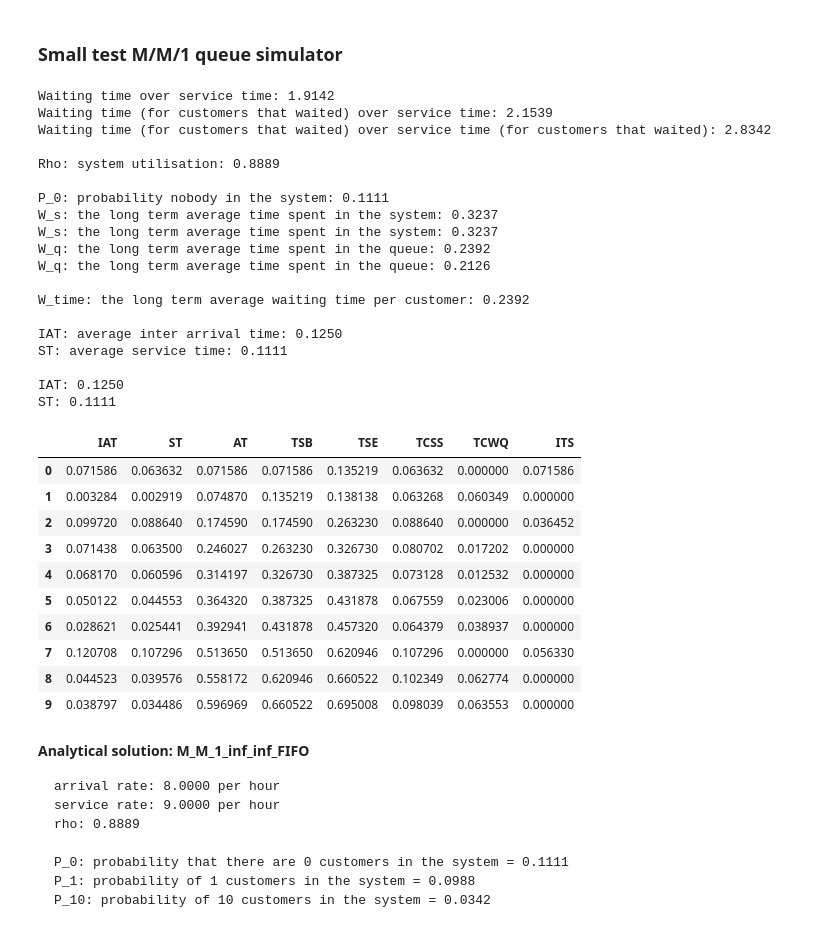
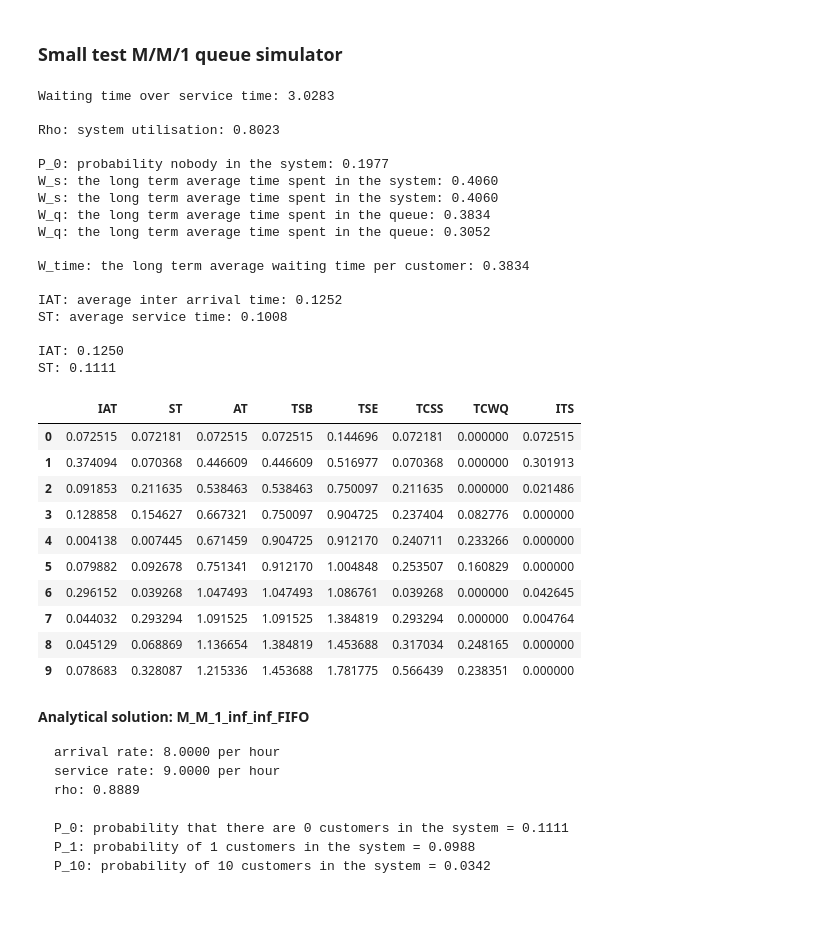
Before and after one commit to TUDelft-CITG/OpenQTSim, a Jupyter notebook: notebooks/Queueing theory - M M 1 example.ipynb, the cells around one changed output. Cells and saved outputs as stored; diff of their text form; code cells hidden in the pictures.

Commit message:
Simulation problem was caused by the seed. WIP: make sure seed is introduced properly

```diff
--- a/notebooks/Queueing theory - M M 1 example.ipynb
+++ b/notebooks/Queueing theory - M M 1 example.ipynb
@@ -190,13 +190,6 @@ def get_stats(df):
     # this should be the right one
     value = np.mean(df["TCWQ"]) / np.mean(df["ST"])
     print('Waiting time over service time: {:.4f}'.format(value))
-
-    value = np.mean(df[df["TCWQ"] != 0]["TCWQ"]) / np.mean(df["ST"])
-    print('Waiting time (for customers that waited) over service time: {:.4f}'.format(value))
-
-    value = np.mean(df[df["TCWQ"] != 0]["TCWQ"]) / np.mean(df[df["TCWQ"] != 0]["ST"])
-    print('Waiting time (for customers that waited) over service time (for customers that waited): {:.4f}'.format(
-        value))
     print('')
 
     # OK
@@ -233,43 +226,41 @@ def get_stats(df):
 # %% [markdown]
 ### Small test M/M/1 queue simulator
 # %%
-IAT, ST = get_IAT_and_ST(8, 9, 1000000, seed = 2)
+IAT, ST = get_IAT_and_ST(8, 10, 1000, seed = None)
 df = calculate_MM1(IAT, ST)
 get_stats(df)
 print("IAT: {:.4f}".format(1/8))
 print("ST: {:.4f}".format(1/9))
 df.head(10)
 # %% [output]
-Waiting time over service time: 1.9142
-Waiting time (for customers that waited) over service time: 2.1539
-Waiting time (for customers that waited) over service time (for customers that waited): 2.8342
+Waiting time over service time: 3.0283
 
-Rho: system utilisation: 0.8889
+Rho: system utilisation: 0.8023
 
-P_0: probability nobody in the system: 0.1111
-W_s: the long term average time spent in the system: 0.3237
-W_s: the long term average time spent in the system: 0.3237
-W_q: the long term average time spent in the queue: 0.2392
-W_q: the long term average time spent in the queue: 0.2126
+P_0: probability nobody in the system: 0.1977
+W_s: the long term average time spent in the system: 0.4060
+W_s: the long term average time spent in the system: 0.4060
+W_q: the long term average time spent in the queue: 0.3834
+W_q: the long term average time spent in the queue: 0.3052
 
-W_time: the long term average waiting time per customer: 0.2392
+W_time: the long term average waiting time per customer: 0.3834
 
-IAT: average inter arrival time: 0.1250
-ST: average service time: 0.1111
+IAT: average inter arrival time: 0.1252
+ST: average service time: 0.1008
 
 IAT: 0.1250
 ST: 0.1111
 |  | IAT | ST | AT | TSB | TSE | TCSS | TCWQ | ITS |
-| 0 | 0.071586 | 0.063632 | 0.071586 | 0.071586 | 0.135219 | 0.063632 | 0.000000 | 0.071586 |
-| 1 | 0.003284 | 0.002919 | 0.074870 | 0.135219 | 0.138138 | 0.063268 | 0.060349 | 0.000000 |
-| 2 | 0.099720 | 0.088640 | 0.174590 | 0.174590 | 0.263230 | 0.088640 | 0.000000 | 0.036452 |
-| 3 | 0.071438 | 0.063500 | 0.246027 | 0.263230 | 0.326730 | 0.080702 | 0.017202 | 0.000000 |
-| 4 | 0.068170 | 0.060596 | 0.314197 | 0.326730 | 0.387325 | 0.073128 | 0.012532 | 0.000000 |
-| 5 | 0.050122 | 0.044553 | 0.364320 | 0.387325 | 0.431878 | 0.067559 | 0.023006 | 0.000000 |
-| 6 | 0.028621 | 0.025441 | 0.392941 | 0.431878 | 0.457320 | 0.064379 | 0.038937 | 0.000000 |
-| 7 | 0.120708 | 0.107296 | 0.513650 | 0.513650 | 0.620946 | 0.107296 | 0.000000 | 0.056330 |
-| 8 | 0.044523 | 0.039576 | 0.558172 | 0.620946 | 0.660522 | 0.102349 | 0.062774 | 0.000000 |
-| 9 | 0.038797 | 0.034486 | 0.596969 | 0.660522 | 0.695008 | 0.098039 | 0.063553 | 0.000000 |
+| 0 | 0.072515 | 0.072181 | 0.072515 | 0.072515 | 0.144696 | 0.072181 | 0.000000 | 0.072515 |
+| 1 | 0.374094 | 0.070368 | 0.446609 | 0.446609 | 0.516977 | 0.070368 | 0.000000 | 0.301913 |
+| 2 | 0.091853 | 0.211635 | 0.538463 | 0.538463 | 0.750097 | 0.211635 | 0.000000 | 0.021486 |
+| 3 | 0.128858 | 0.154627 | 0.667321 | 0.750097 | 0.904725 | 0.237404 | 0.082776 | 0.000000 |
+| 4 | 0.004138 | 0.007445 | 0.671459 | 0.904725 | 0.912170 | 0.240711 | 0.233266 | 0.000000 |
+| 5 | 0.079882 | 0.092678 | 0.751341 | 0.912170 | 1.004848 | 0.253507 | 0.160829 | 0.000000 |
+| 6 | 0.296152 | 0.039268 | 1.047493 | 1.047493 | 1.086761 | 0.039268 | 0.000000 | 0.042645 |
+| 7 | 0.044032 | 0.293294 | 1.091525 | 1.091525 | 1.384819 | 0.293294 | 0.000000 | 0.004764 |
+| 8 | 0.045129 | 0.068869 | 1.136654 | 1.384819 | 1.453688 | 0.317034 | 0.248165 | 0.000000 |
+| 9 | 0.078683 | 0.328087 | 1.215336 | 1.453688 | 1.781775 | 0.566439 | 0.238351 | 0.000000 |
 # %% [markdown]
 **Analytical solution: M_M_1_inf_inf_FIFO**
 
```
Also changed, not shown: 1 other file.
